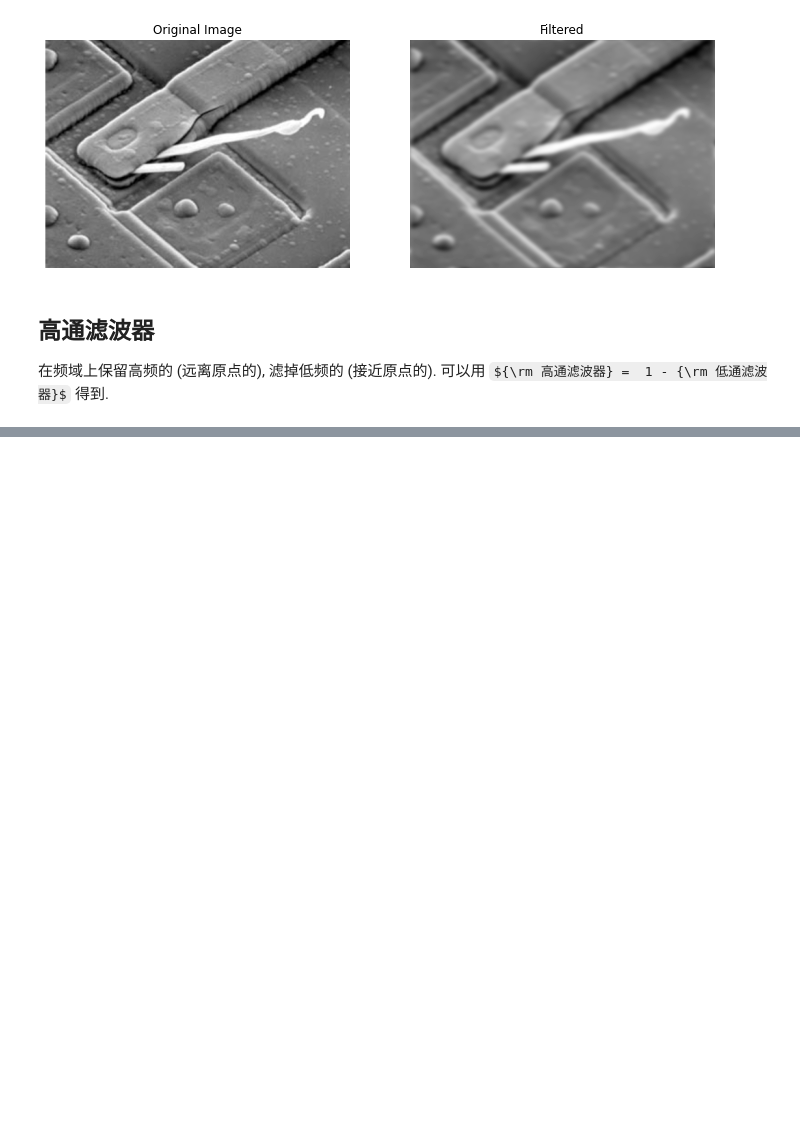
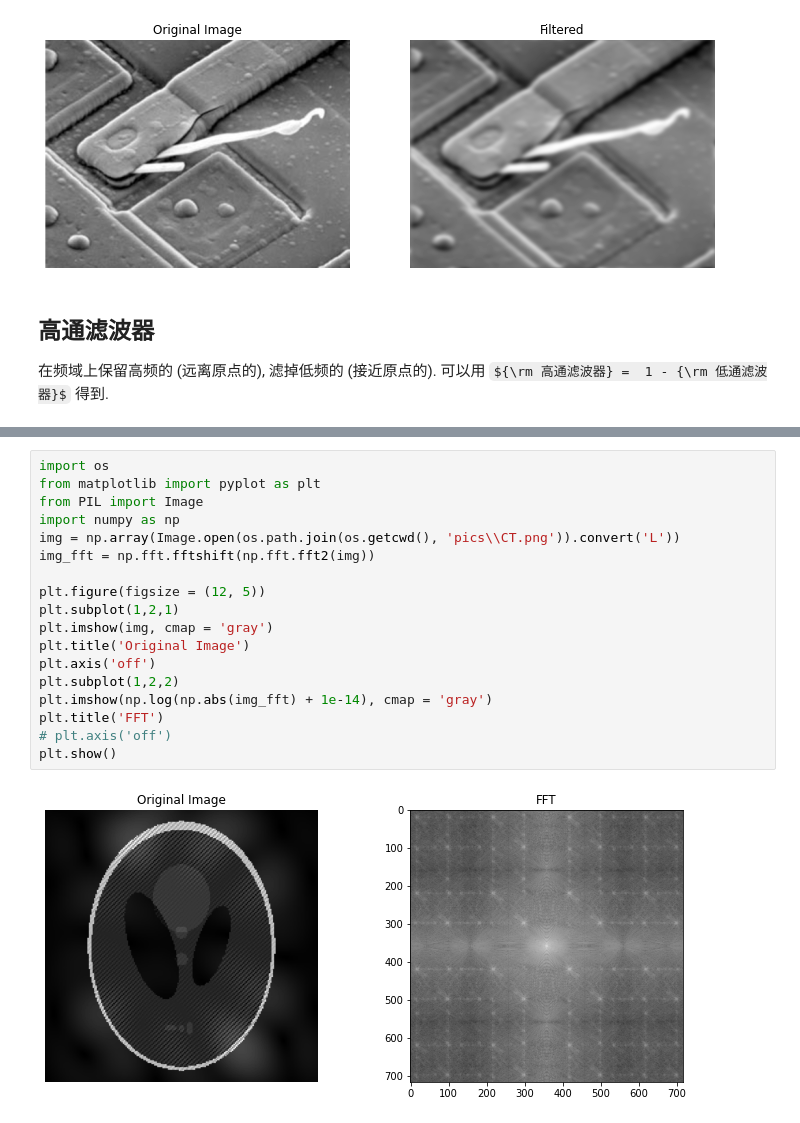
Before and after one commit to ForeverHaibara/Fudan-Courses, a Jupyter notebook: 图像处理与数据可视化/08 图像频域滤波.ipynb, the cells around one changed output, grey strips where cells are left out. Saved outputs shown, nothing was run; the diff lists cells and outputs as text; some formulas as TeX source; blank space fills up the shorter version.

```diff
--- a/图像处理与数据可视化/08 图像频域滤波.ipynb
+++ b/图像处理与数据可视化/08 图像频域滤波.ipynb
@@ -79,0 +135,20 @@ plt.show()
+# %%
+import os
+from matplotlib import pyplot as plt
+from PIL import Image
+import numpy as np
+img = np.array(Image.open(os.path.join(os.getcwd(), 'pics\\CT.png')).convert('L'))
+img_fft = np.fft.fftshift(np.fft.fft2(img))
+
+plt.figure(figsize = (12, 5))
+plt.subplot(1,2,1)
+plt.imshow(img, cmap = 'gray')
+plt.title('Original Image')
+plt.axis('off')
+plt.subplot(1,2,2)
+plt.imshow(np.log(np.abs(img_fft) + 1e-14), cmap = 'gray')
+plt.title('FFT')
+# plt.axis('off')
+plt.show()
+# %% [output]
+[figure, added]
```
Also changed, not shown: parts of 7 cells of this notebook, 2 other files.
